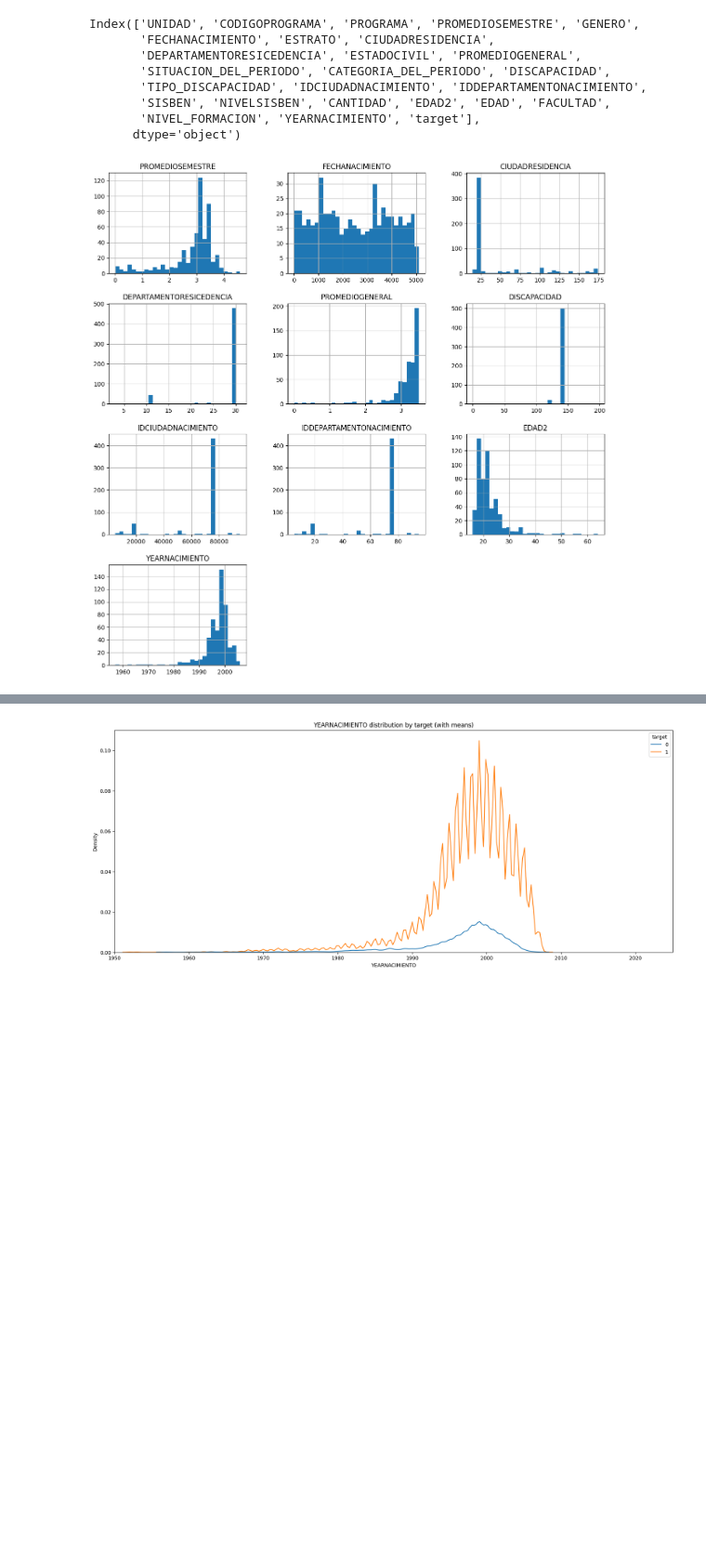
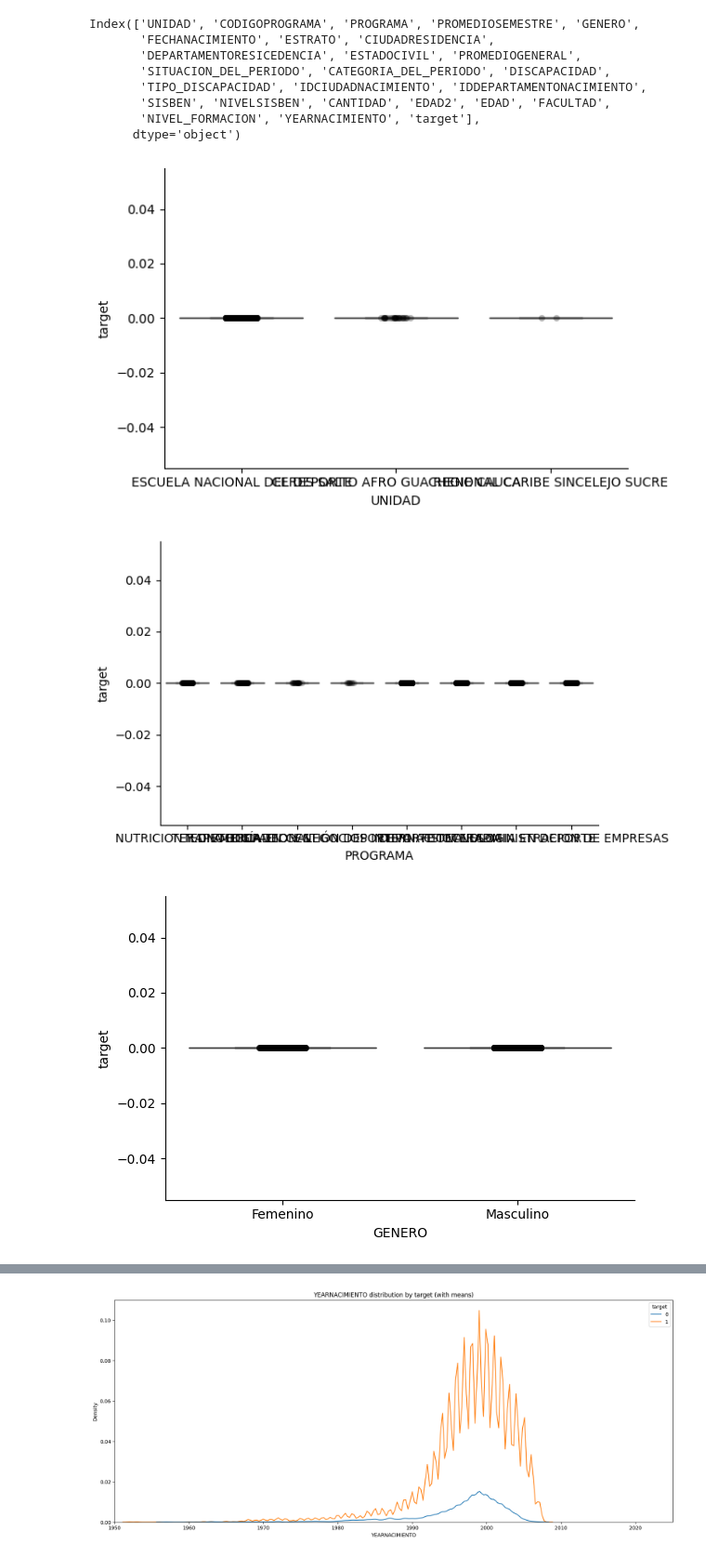
Before and after one commit to amrios80/eda-jobs, a Jupyter notebook: caoba/caoba_eda.ipynb, the cells around one changed output, grey strips where cells are left out. Shown at 93% size. Saved outputs shown, nothing was run; the diff lists cells and outputs as text; code cells hidden in the pictures; blank space fills up the shorter version.

```diff
--- a/caoba/caoba_eda.ipynb
+++ b/caoba/caoba_eda.ipynb
@@ -647,7 +624,11 @@ def get_target_var(data):
     return "total_cases"
 # %%
 disc_vars= ['UNIDAD', 'CODIGOPROGRAMA', 'PROGRAMA', 'GENERO', 'ESTRATO', 'ESTADOCIVIL', 'SITUACION_DEL_PERIODO', 'CATEGORIA_DEL_PERIODO', 'TIPO_DISCAPACIDAD', 'SISBEN', 'NIVELSISBEN', 'CANTIDAD', 'EDAD', 'FACULTAD', 'NIVEL_FORMACION', 'target']
+disc_vars= ['UNIDAD', 'PROGRAMA', 'GENERO', 'ESTRATO', 'ESTADOCIVIL', 'TIPO_DISCAPACIDAD', 'SISBEN', 'CANTIDAD', 'EDAD', 'FACULTAD', 'NIVEL_FORMACION']
+
 cont_vars=['PROMEDIOSEMESTRE', 'FECHANACIMIENTO', 'CIUDADRESIDENCIA', 'DEPARTAMENTORESICEDENCIA', 'PROMEDIOGENERAL', 'DISCAPACIDAD', 'IDCIUDADNACIMIENTO', 'IDDEPARTAMENTONACIMIENTO', 'EDAD2', 'YEARNACIMIENTO']
-plot_continous_vars(df_bajos, cont_vars)
+plot_discrete_vars(retirados, disc_vars,"target")
 # %% [output]
-[figure, old version]
+[figure, new version]
+[figure, added]
+[figure, added]
```
Also changed, not shown: parts of 5 cells of this notebook.
